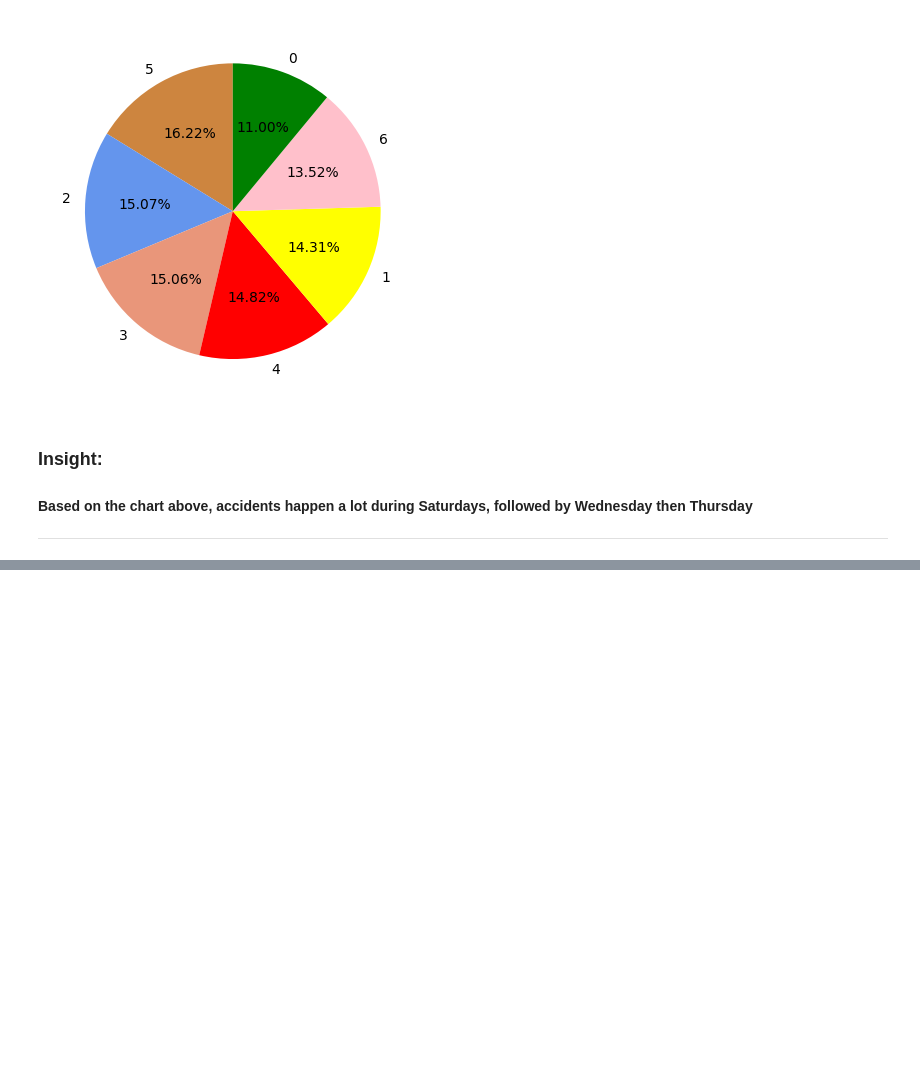
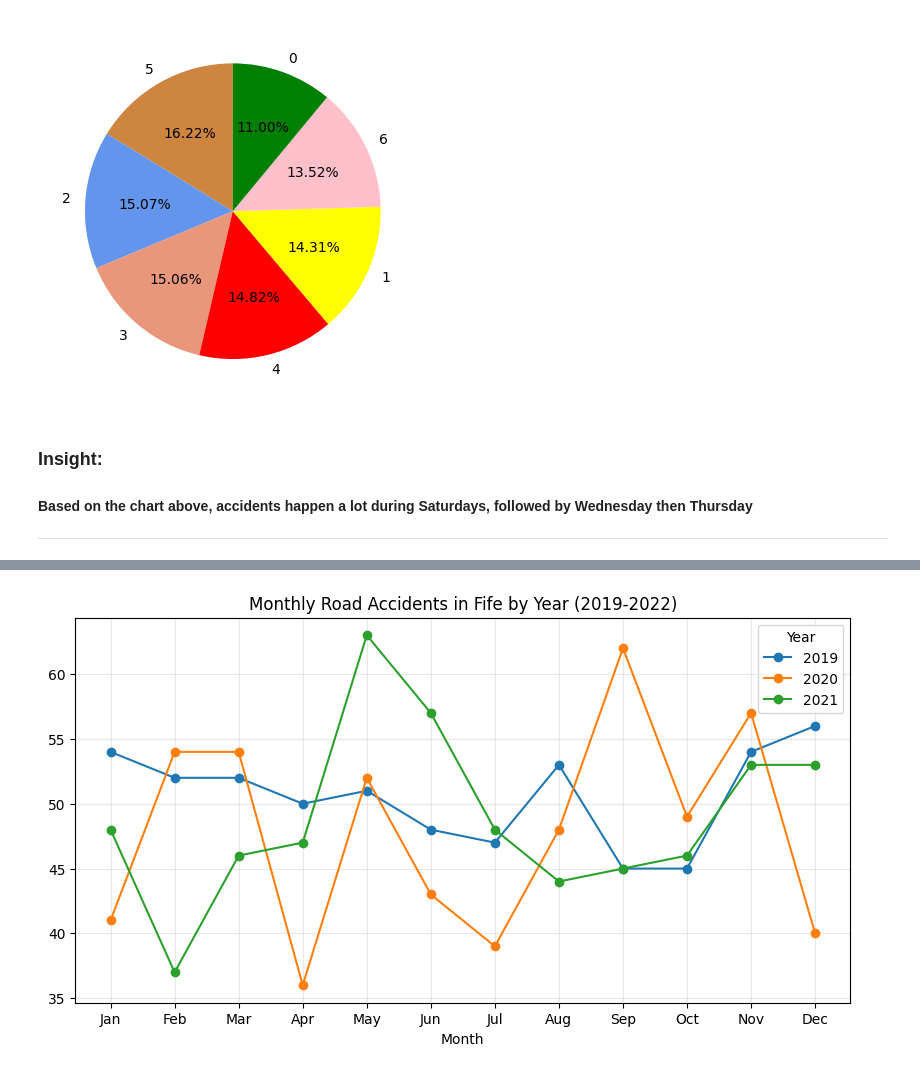
Before and after one commit to MArK720767/ELEC303-DataAnalytics, a Jupyter notebook: ELEC303 _GarayMark/Activity 2.ipynb, the cells around one changed output, grey strips where cells are left out. Cells and saved outputs as stored; diff of their text form; code cells hidden in the pictures; blank space fills up the shorter version.

```diff
--- a/ELEC303 _GarayMark/Activity 2.ipynb
+++ b/ELEC303 _GarayMark/Activity 2.ipynb
@@ -572,0 +640,17 @@ plt.show()
+# %%
+Fife = data[data['District Area'] == 'Fife']
+# %%
+Fife_monthly = Fife.groupby(['Year', 'Month']).size()
+
+Fife_monthly = Fife_monthly.unstack(level=0)
+
+Fife_monthly.plot(
+    marker='o',
+    figsize=(10, 5),
+    title='Monthly Road Accidents in Fife by Year (2019-2022)'
+)
+plt.xticks(range(1, 13), ['Jan','Feb','Mar','Apr','May','Jun','Jul','Aug','Sep','Oct','Nov','Dec'])
+plt.grid(alpha=0.3)
+plt.show()
+# %% [output]
+[figure, added]
```
Also changed, not shown: parts of 16 cells of this notebook, 1 other file.
